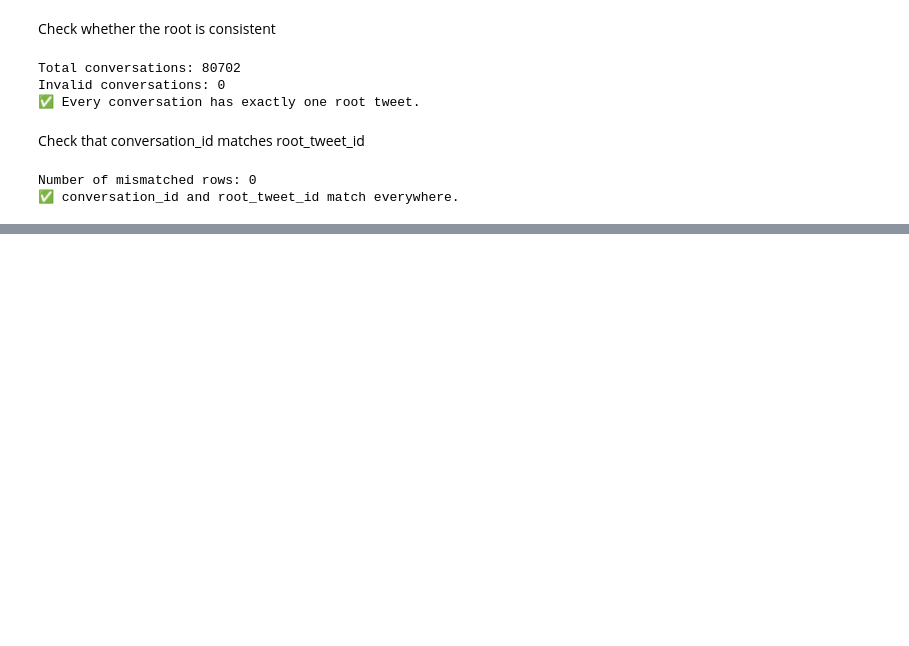
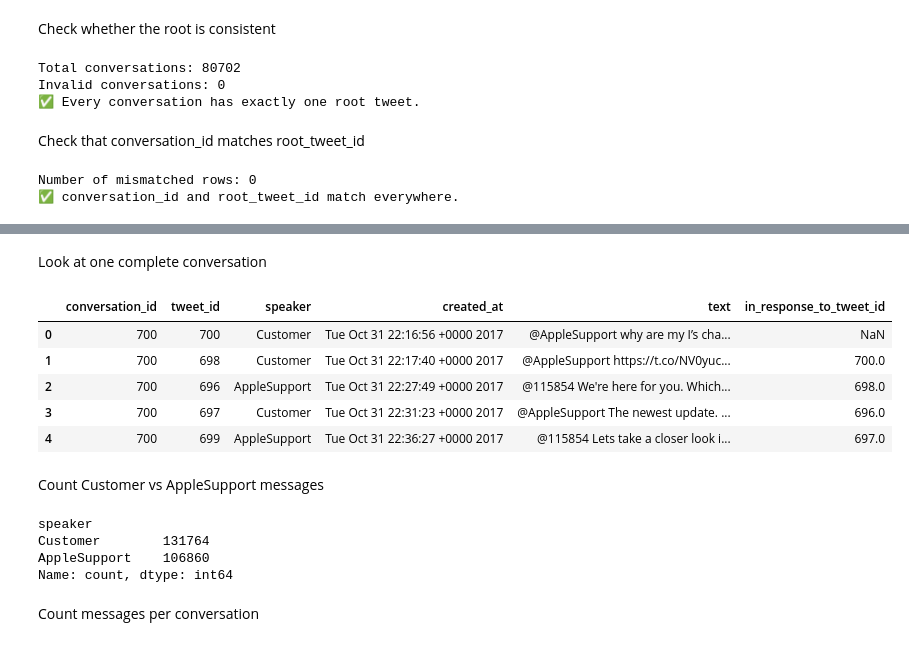
Before and after one commit to NARWADENIK07/hiver_project, a Jupyter notebook: notebooks/01_data_understanding.ipynb, the cells around one changed output, grey strips where cells are left out. Cells and saved outputs as stored; diff of their text form; code cells hidden in the pictures; blank space fills up the shorter version.

```diff
--- a/notebooks/01_data_understanding.ipynb
+++ b/notebooks/01_data_understanding.ipynb
@@ -810,0 +903,43 @@ Number of mismatched rows: 0
+# %% [markdown]
+Look at one complete conversation
+# %%
+# Select one complete AppleSupport conversation for inspection.
+conversation_700 = apple_conversations[
+    apple_conversations["conversation_id"] == 700
+].copy()
+
+# Display the conversation in chronological order.
+conversation_700[
+    [
+        "conversation_id",
+        "tweet_id",
+        "speaker",
+        "created_at",
+        "text",
+        "in_response_to_tweet_id"
+    ]
+]
+# %% [output]
+|  | conversation_id | tweet_id | speaker | created_at | text | in_response_to_tweet_id |
+| 0 | 700 | 700 | Customer | Tue Oct 31 22:16:56 +0000 2017 | @AppleSupport why are my I️’s cha... | NaN |
+| 1 | 700 | 698 | Customer | Tue Oct 31 22:17:40 +0000 2017 | @AppleSupport https://t.co/NV0yuc... | 700.0 |
+| 2 | 700 | 696 | AppleSupport | Tue Oct 31 22:27:49 +0000 2017 | @115854 We're here for you. Which... | 698.0 |
+| 3 | 700 | 697 | Customer | Tue Oct 31 22:31:23 +0000 2017 | @AppleSupport The newest update. ... | 696.0 |
+| 4 | 700 | 699 | AppleSupport | Tue Oct 31 22:36:27 +0000 2017 | @115854 Lets take a closer look i... | 697.0 |
+# %% [markdown]
+Count Customer vs AppleSupport messages
+# %%
+# Count how many messages came from each speaker.
+speaker_counts = (
+    apple_conversations["speaker"]
+    .value_counts()
+)
+
+print(speaker_counts)
+# %% [output]
+speaker
+Customer        131764
+AppleSupport    106860
+Name: count, dtype: int64
+# %% [markdown]
+Count messages per conversation
```
Also changed, not shown: parts of 24 cells of this notebook, 2 other files.
